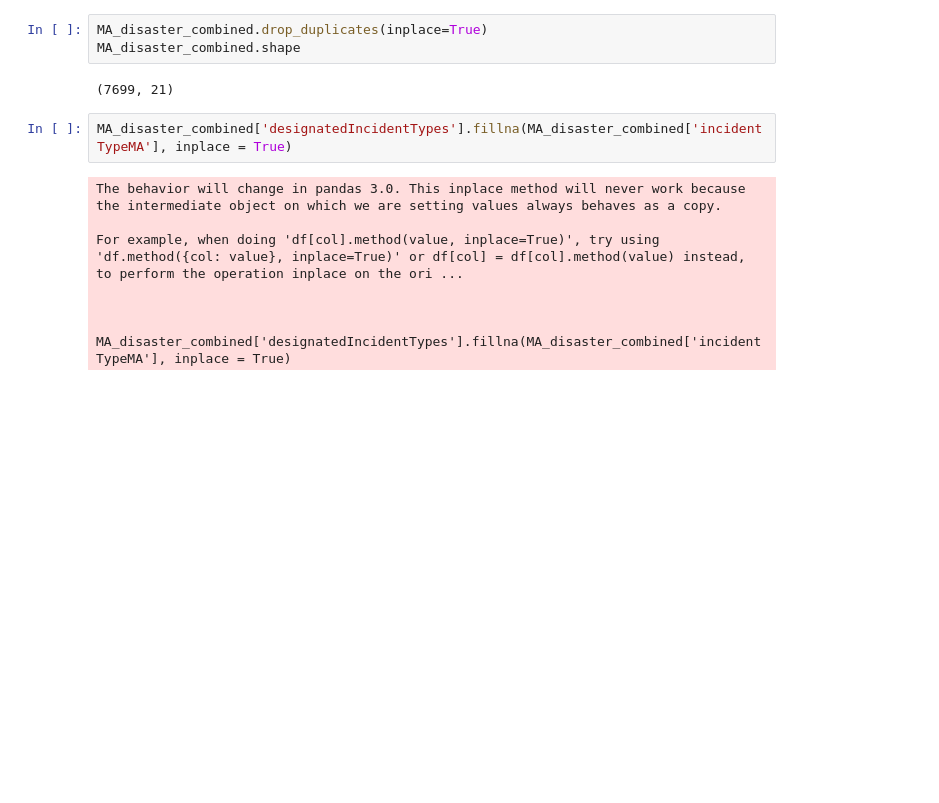
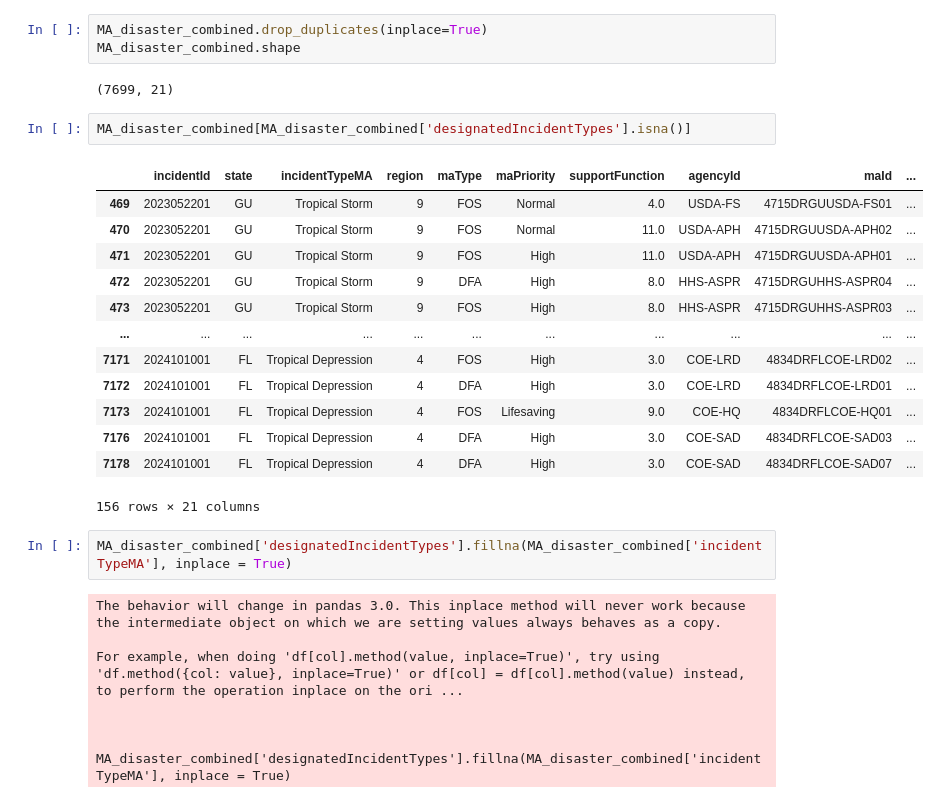
Before and after one commit to capstoneFA2025/FEMA-Recommender, a Jupyter notebook: merge_clean_and_split.ipynb, the cells around one changed output. Saved outputs shown, nothing was run; the diff lists cells and outputs as text; blank space fills up the shorter version.

Commit message:
updated merge_clean_and_split to add incidentType to designatedIncidentType

```diff
--- a/merge_clean_and_split.ipynb
+++ b/merge_clean_and_split.ipynb
@@ -256,6 +256,22 @@ MA_disaster_combined.drop_duplicates(inplace=True)
 MA_disaster_combined.shape
 # %% [output]
 (7699, 21)
+# %%
+MA_disaster_combined[MA_disaster_combined['designatedIncidentTypes'].isna()]
+# %% [output]
+|  | incidentId | state | incidentTypeMA | region | maType | maPriority | supportFunction | agencyId | maId | ... |
+| 469 | 2023052201 | GU | Tropical Storm | 9 | FOS | Normal | 4.0 | USDA-FS | 4715DRGUUSDA-FS01 | ... |
+| 470 | 2023052201 | GU | Tropical Storm | 9 | FOS | Normal | 11.0 | USDA-APH | 4715DRGUUSDA-APH02 | ... |
+| 471 | 2023052201 | GU | Tropical Storm | 9 | FOS | High | 11.0 | USDA-APH | 4715DRGUUSDA-APH01 | ... |
+| 472 | 2023052201 | GU | Tropical Storm | 9 | DFA | High | 8.0 | HHS-ASPR | 4715DRGUHHS-ASPR04 | ... |
+| 473 | 2023052201 | GU | Tropical Storm | 9 | FOS | High | 8.0 | HHS-ASPR | 4715DRGUHHS-ASPR03 | ... |
+| ... | ... | ... | ... | ... | ... | ... | ... | ... | ... | ... |
+| 7171 | 2024101001 | FL | Tropical Depression | 4 | FOS | High | 3.0 | COE-LRD | 4834DRFLCOE-LRD02 | ... |
+| 7172 | 2024101001 | FL | Tropical Depression | 4 | DFA | High | 3.0 | COE-LRD | 4834DRFLCOE-LRD01 | ... |
+| 7173 | 2024101001 | FL | Tropical Depression | 4 | FOS | Lifesaving | 9.0 | COE-HQ | 4834DRFLCOE-HQ01 | ... |
+| 7176 | 2024101001 | FL | Tropical Depression | 4 | DFA | High | 3.0 | COE-SAD | 4834DRFLCOE-SAD03 | ... |
+| 7178 | 2024101001 | FL | Tropical Depression | 4 | DFA | High | 3.0 | COE-SAD | 4834DRFLCOE-SAD07 | ... |
+156 rows × 21 columns
 # %%
 MA_disaster_combined['designatedIncidentTypes'].fillna(MA_disaster_combined['incidentTypeMA'], inplace = True)
 # %% [output]
```
Also changed, not shown: parts of 4 cells of this notebook.
